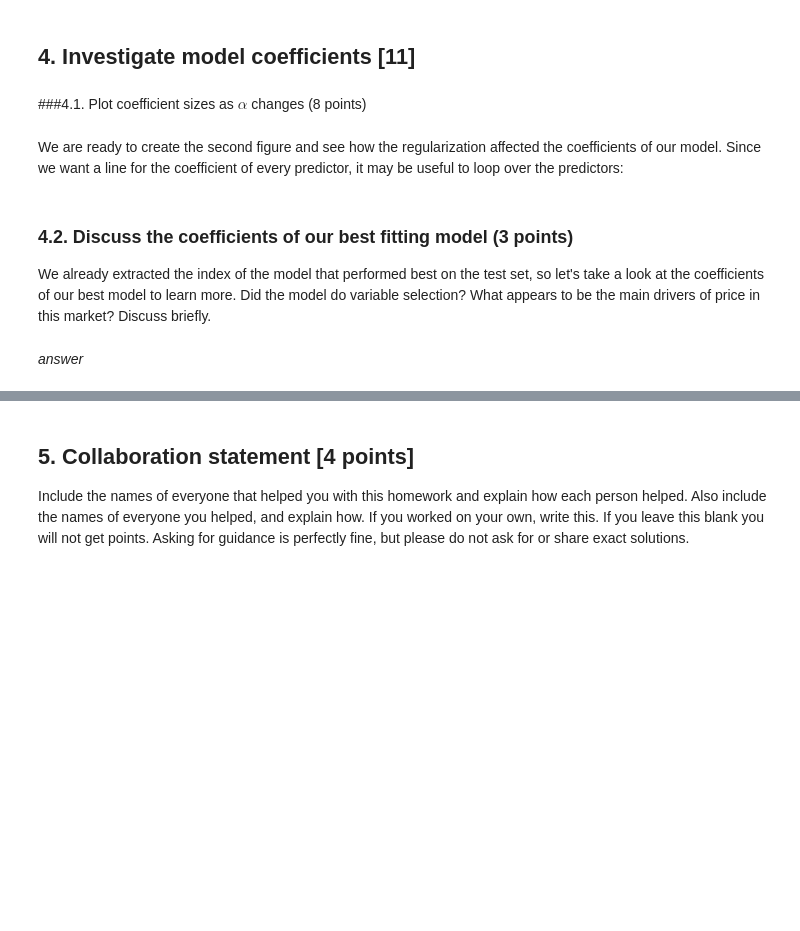
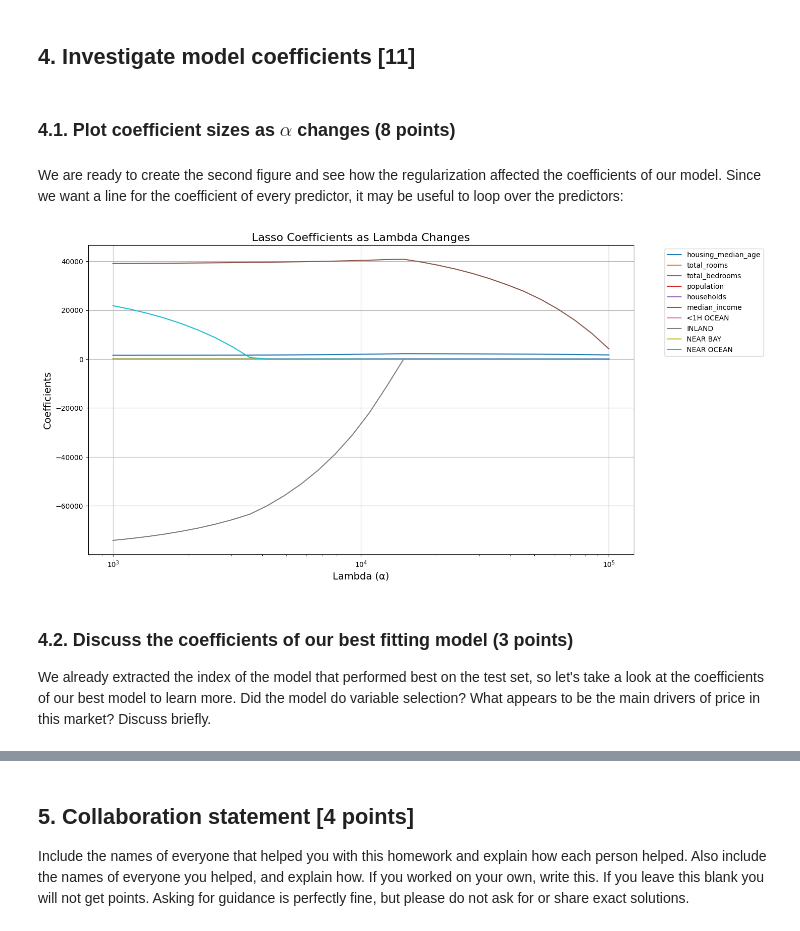
Before and after one commit to EzioA666/BA476, a Jupyter notebook: HW2/Assignment2-lasso.ipynb, the cells around one changed output, grey strips where cells are left out. Saved outputs shown, nothing was run; the diff lists cells and outputs as text; code cells hidden in the pictures; blank space fills up the shorter version.

```diff
--- a/HW2/Assignment2-lasso.ipynb
+++ b/HW2/Assignment2-lasso.ipynb
@@ -159,0 +183,19 @@ Using these predictions, we are now ready to compute MSEs. Specifically, we want
+# %%
+# mse_train, mse_test = None, None
+
+# # For each alpha, compute and store train/test MSE
+# Initialize vectors to store MSEs
+mse_train = []
+mse_test = []
+
+# Compute and store train/test MSE for each alpha
+for i in range(num_alphas):
+    mse_train.append(mean_squared_error(y_train, y_train_hat[:, i]))
+    mse_test.append(mean_squared_error(y_test, y_test_hat[:, i]))
+
+# Convert MSE lists to numpy arrays for further analysis if needed
+mse_train = np.array(mse_train)
+mse_test = np.array(mse_test)
+
+# Check the first few elements to ensure calculations were done correctly
+(mse_train[:5], mse_test[:5])
@@ -182,7 +259,6 @@ Discuss how the bias-variance tradeoff explains what we see in the chart above.
 # %% [markdown]
 ## 4. Investigate model coefficients [11]
 # %% [markdown]
-
-###4.1.  Plot coefficient sizes as $\alpha$ changes (8 points)
+### 4.1.  Plot coefficient sizes as $\alpha$ changes (8 points)
 # %% [markdown]
 We are ready to create the second figure and see how the regularization  affected the   coefficients of our model.  Since we want a line for the coefficient of every predictor, it may be useful to loop over the predictors:
@@ -196,7 +265,35 @@ We are ready to create the second figure and see how the regularization  affecte
+# %%
+# num_predictors = X_train.shape[1]
+
+# for i in range(num_predictors):
+#   plt.plot(..., ..., label=...)
+
+# # your code continues here
+
+# Plotting coefficient sizes as alpha changes
+plt.figure(figsize=(14, 8))
+
+# Number of predictors
+num_predictors = X_train.shape[1]
+
+# Loop over the predictors and plot each one's coefficients as lambda changes
+for i in range(num_predictors):
+    plt.plot(alphas, coefficients[i, :], label=X_train.columns[i])
+
+# Set plot features
+plt.xscale('log')  # Log scale for lambda axis
+plt.xlabel('Lambda (α)', fontsize=14)
+plt.ylabel('Coefficients', fontsize=14)
+plt.title('Lasso Coefficients as Lambda Changes', fontsize=16)
+plt.legend(bbox_to_anchor=(1.05, 1), loc='upper left')  # Move legend outside of plot
+plt.grid(True)
+
+# Show the plot
+plt.show()
+# %% [output]
+[figure, added]
 # %% [markdown]
 ### 4.2. Discuss the coefficients of our best fitting model (3 points)
 
 We already extracted the index of the model that performed best on the test set, so let's take a look at the coefficients of our best model to learn more.
 Did the model do variable selection?   What appears to be  the main drivers of price in this market? Discuss brieﬂy.
-# %% [markdown]
-*answer*
```
Also changed, not shown: parts of 21 cells of this notebook.
